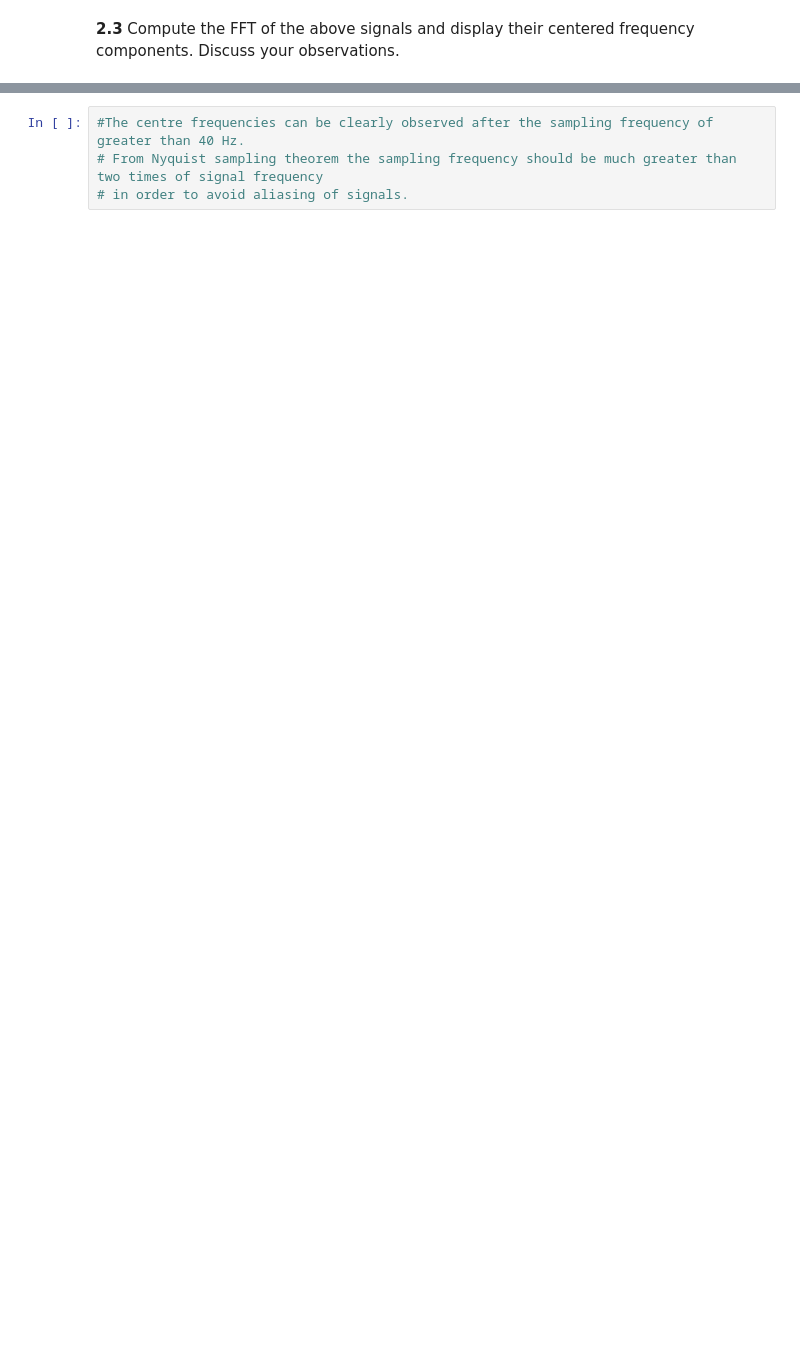
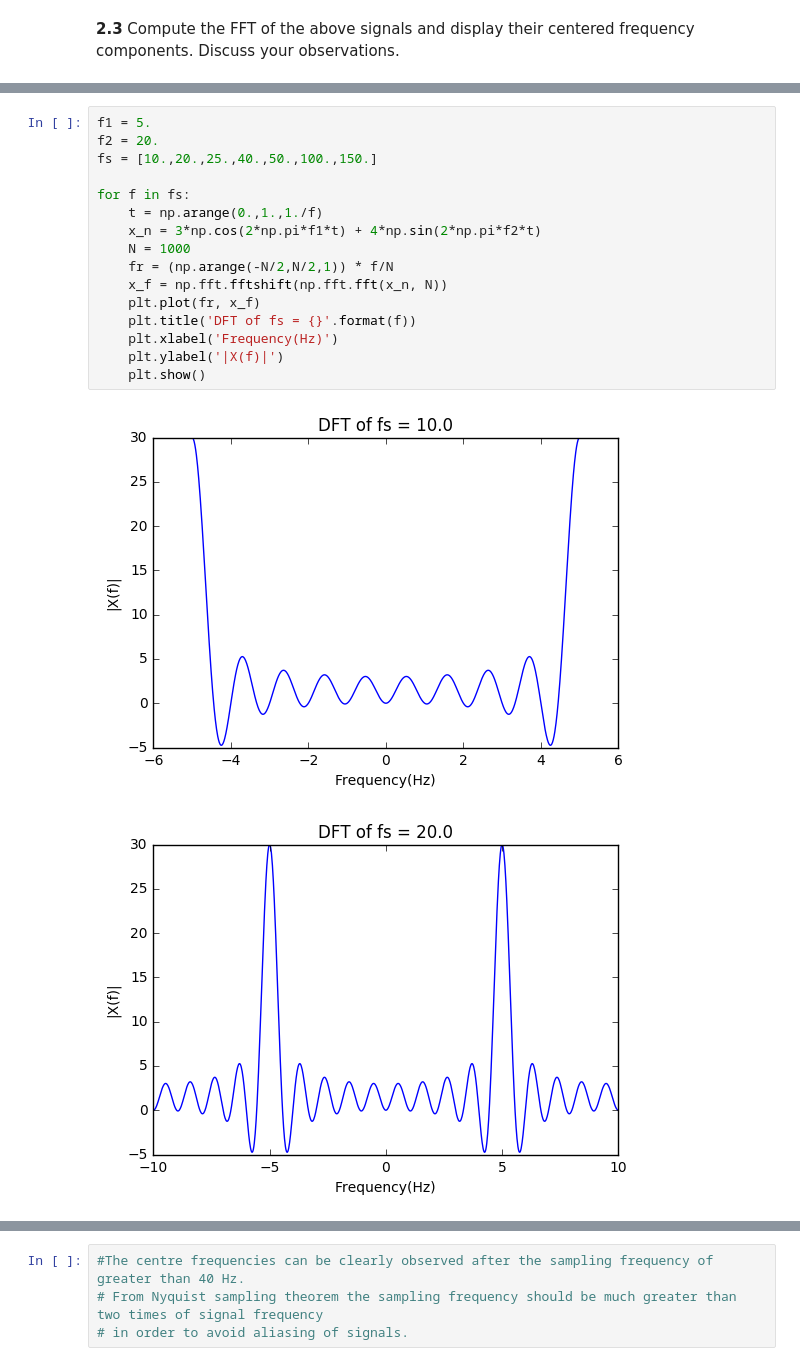
Before and after one commit to gopi231091/DSP-TP-1617, a Jupyter notebook: Lab4/python/Lab4.ipynb, the cells around one changed output, grey strips where cells are left out. Cells and saved outputs as stored; diff of their text form; blank space fills up the shorter version.

```diff
--- a/Lab4/python/Lab4.ipynb
+++ b/Lab4/python/Lab4.ipynb
@@ -428,0 +304,19 @@ plt.show()
+# %%
+f1 = 5.
+f2 = 20.
+fs = [10.,20.,25.,40.,50.,100.,150.]
+
+for f in fs:
+    t = np.arange(0.,1.,1./f)
+    x_n = 3*np.cos(2*np.pi*f1*t) + 4*np.sin(2*np.pi*f2*t)
+    N = 1000
+    fr = (np.arange(-N/2,N/2,1)) * f/N
+    x_f = np.fft.fftshift(np.fft.fft(x_n, N))
+    plt.plot(fr, x_f)
+    plt.title('DFT of fs = {}'.format(f))
+    plt.xlabel('Frequency(Hz)')
+    plt.ylabel('|X(f)|')
+    plt.show()
+# %% [output]
+[figure, added]
+[figure, added]
```
Also changed, not shown: parts of 11 cells of this notebook.
